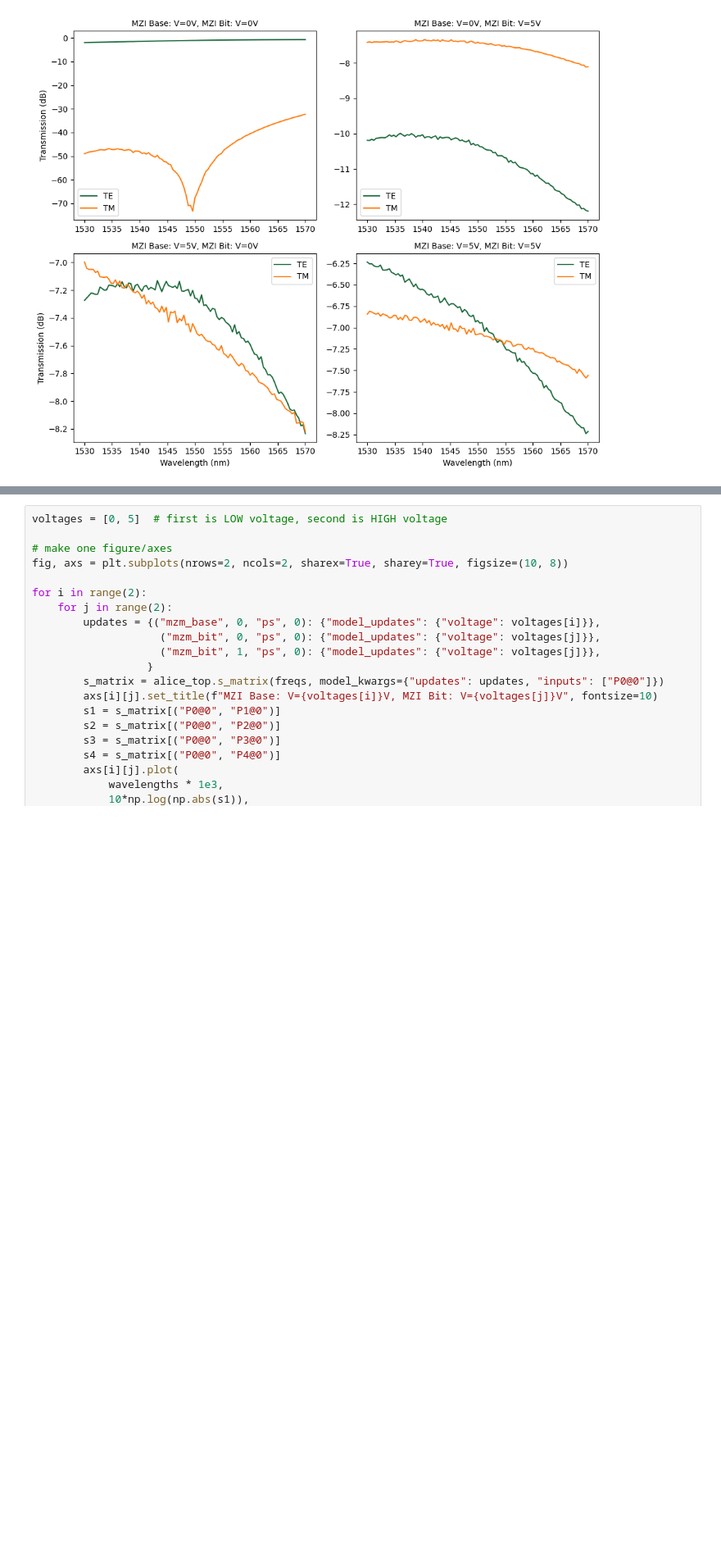
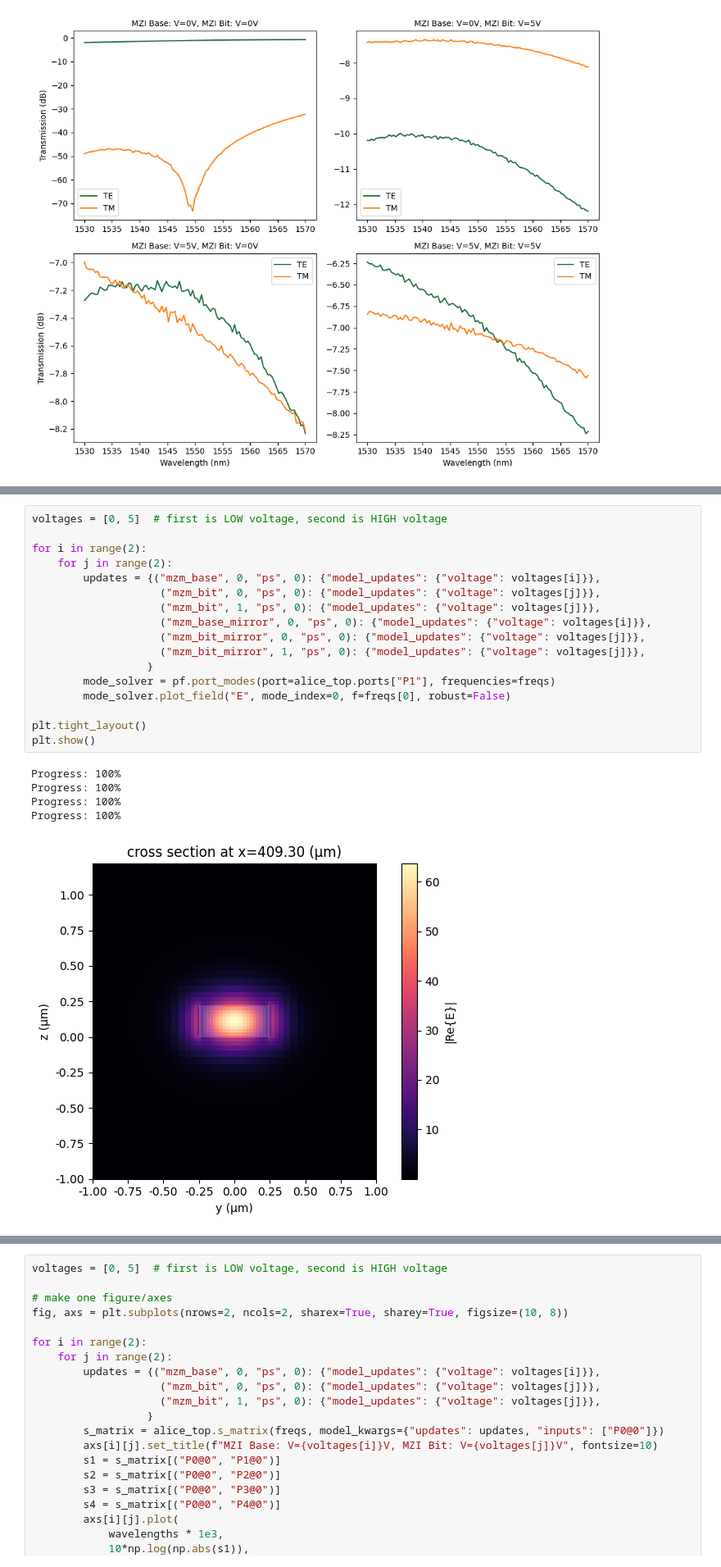
Before and after one commit to irfannhlm/bb84_photonics, a Jupyter notebook: main/alice_top_MZI_Cascade_mirror.ipynb, the cells around one changed output, grey strips where cells are left out. Shown at 82% size. Drawn from its saved outputs; the diff is of its cells as text; blank space fills up the shorter version.

```diff
--- a/main/alice_top_MZI_Cascade_mirror.ipynb
+++ b/main/alice_top_MZI_Cascade_mirror.ipynb
@@ -788,0 +869,23 @@ plt.show()
+# %%
+voltages = [0, 5]  # first is LOW voltage, second is HIGH voltage
+
+for i in range(2):
+    for j in range(2):
+        updates = {("mzm_base", 0, "ps", 0): {"model_updates": {"voltage": voltages[i]}},
+                    ("mzm_bit", 0, "ps", 0): {"model_updates": {"voltage": voltages[j]}},
+                    ("mzm_bit", 1, "ps", 0): {"model_updates": {"voltage": voltages[j]}},
+                    ("mzm_base_mirror", 0, "ps", 0): {"model_updates": {"voltage": voltages[i]}},
+                    ("mzm_bit_mirror", 0, "ps", 0): {"model_updates": {"voltage": voltages[j]}},
+                    ("mzm_bit_mirror", 1, "ps", 0): {"model_updates": {"voltage": voltages[j]}},
+                  }
+        mode_solver = pf.port_modes(port=alice_top.ports["P1"], frequencies=freqs)
+        mode_solver.plot_field("E", mode_index=0, f=freqs[0], robust=False)
+
+plt.tight_layout()
+plt.show()
+# %% [output]
+Progress: 100%
+Progress: 100%
+Progress: 100%
+Progress: 100%
+[figure, added]
```
Also changed, not shown: parts of 10 cells of this notebook, 39 other files.
